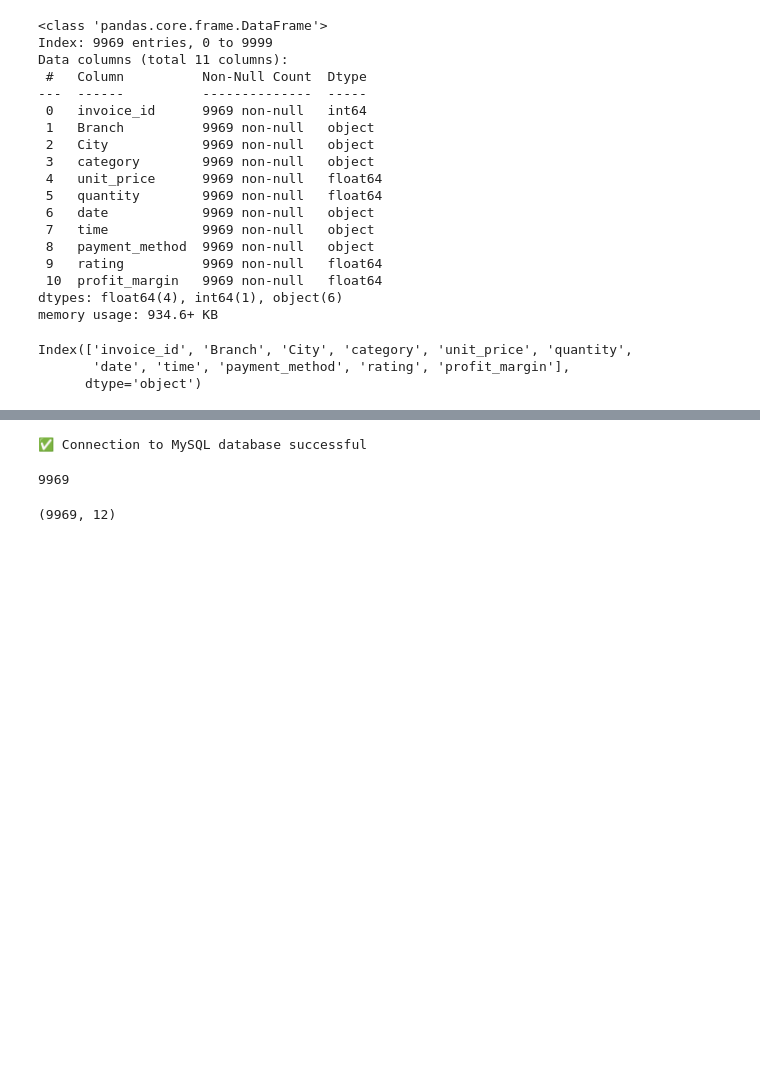
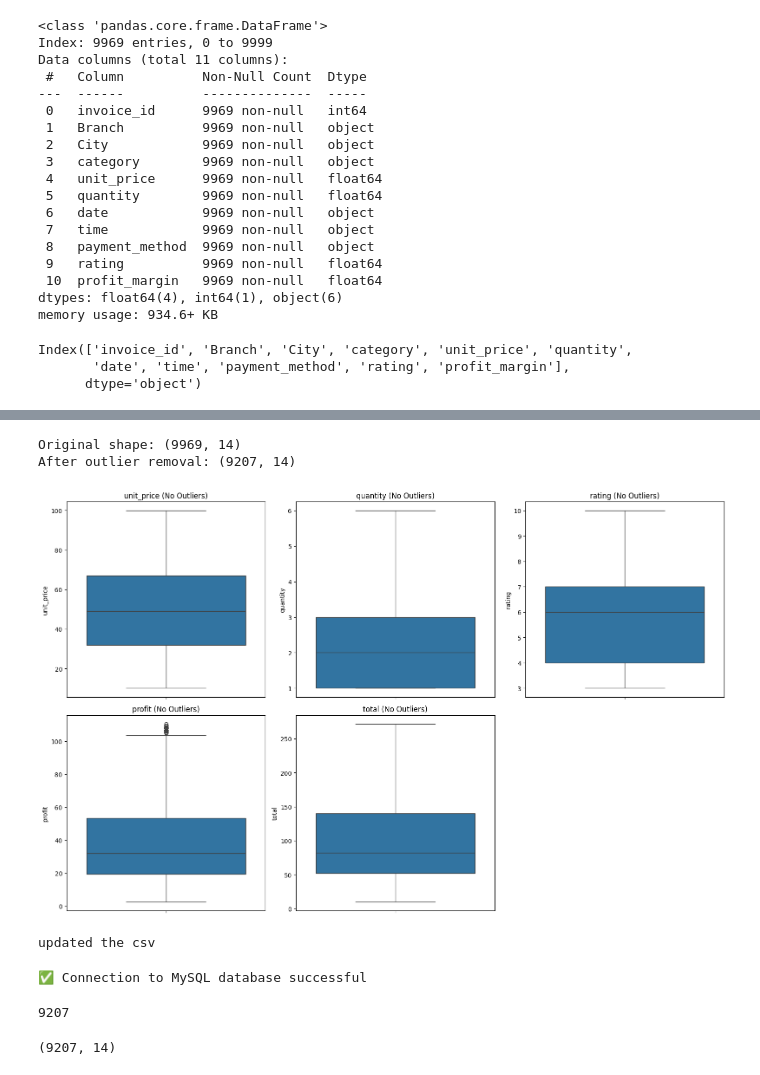
Before and after one commit to Pankajjoshi11/walmart_retail_analysis, a Jupyter notebook: main.ipynb, the cells around one changed output, grey strips where cells are left out. Drawn from its saved outputs; the diff is of its cells as text; code cells hidden in the pictures; blank space fills up the shorter version.

Commit message:
handled outliers and visualized the data more

```diff
--- a/main.ipynb
+++ b/main.ipynb
@@ -116,6 +116,8 @@ Index(['invoice_id', 'Branch', 'City', 'category', 'unit_price', 'quantity',
       dtype='object')
 # %%
 df['total']=df['unit_price'] * df['quantity']
+df['profit'] = df['total'] * df['profit_margin']
+df['rating_level'] = pd.cut(df['rating'], bins=[0, 5, 8, 10], labels=['Low', 'Medium', 'High'])
 df.head()
 # %% [output]
 |  | invoice_id | Branch | City | category | unit_price | quantity | date | time | payment_method | ... |
@@ -124,6 +126,50 @@ df.head()
 | 2 | 3 | WALM067 | Haltom City | Home and lifestyle | 46.33 | 7.0 | 03/03/19 | 13:23:00 | Credit card | ... |
 | 3 | 4 | WALM064 | Bedford | Health and beauty | 58.22 | 8.0 | 27/01/19 | 20:33:00 | Ewallet | ... |
 | 4 | 5 | WALM013 | Irving | Sports and travel | 86.31 | 7.0 | 08/02/19 | 10:37:00 | Ewallet | ... |
+# %%
+# 📘 Section 4: Define IQR Outlier Removal Function
+
+def remove_outliers_iqr(df, column):
+    Q1 = df[column].quantile(0.25)
+    Q3 = df[column].quantile(0.75)
+    IQR = Q3 - Q1
+    lower = Q1 - 1.5 * IQR
+    upper = Q3 + 1.5 * IQR
+    return df[(df[column] >= lower) & (df[column] <= upper)]
+# %%
+# Remove Outliers from Numeric Columns
+
+numeric_columns = ['unit_price', 'quantity', 'rating', 'profit', 'total']
+
+print("Original shape:", df.shape)
+
+for col in numeric_columns:
+    df = remove_outliers_iqr(df, col)
+
+print("After outlier removal:", df.shape)
+# %% [output]
+Original shape: (9969, 14)
+After outlier removal: (9207, 14)
+# %%
+# Visualize Numeric Columns Without Outliers
+import matplotlib.pyplot as plt
+import seaborn as sns
+
+plt.figure(figsize=(16, 10))
+for i, col in enumerate(numeric_columns, 1):
+    plt.subplot(2, 3, i)
+    sns.boxplot(y=df[col])
+    plt.title(f"{col} (No Outliers)")
+plt.tight_layout()
+plt.show()
+# %% [output]
+[figure, added]
+# %%
+df.to_csv('dataset/walmart_updated.csv', index=False)
+
+print("updated the csv")
+# %% [output]
+updated the csv
 # %%
 import pymysql
 from sqlalchemy import create_engine
@@ -155,10 +201,10 @@ except Exception as e:
 # %%
 df.to_sql(name='walmart_sales', con=engine_mysql, if_exists='replace', index=False)
 # %% [output]
-9969
+9207
 # %%
 df.shape
 # %% [output]
-(9969, 12)
+(9207, 14)
 # %%
 df.columns = df.columns.str.lower()
```
Also changed, not shown: parts of 1 cell of this notebook, 1 other file.
